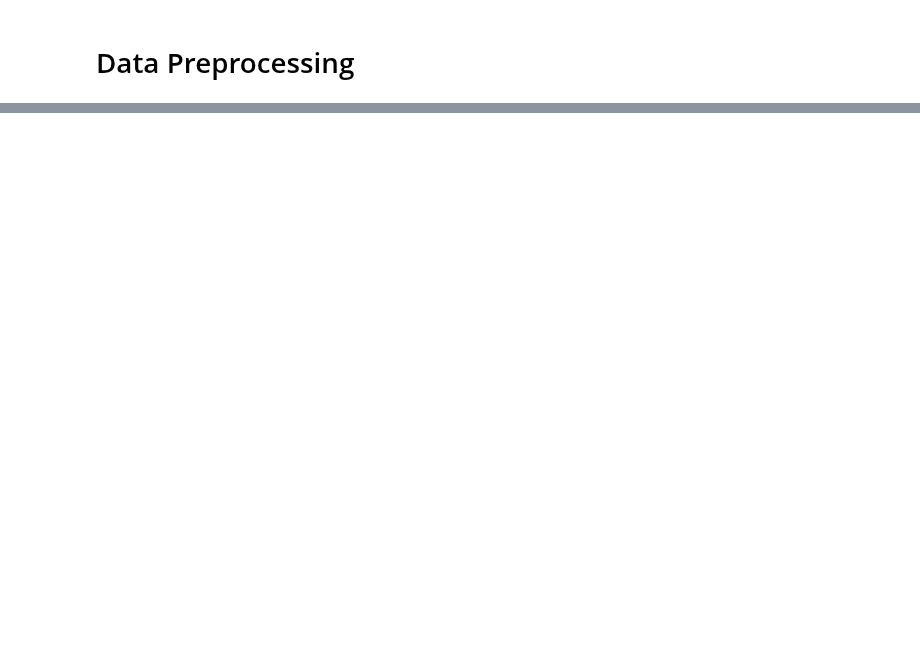
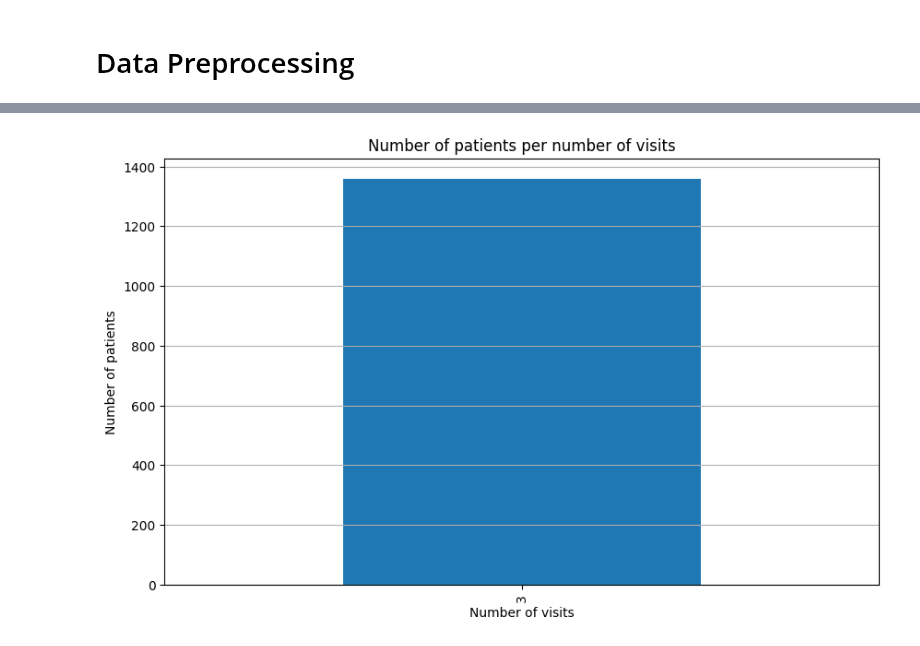
Before and after one commit to giuseppericcio/MediCARE, a Jupyter notebook: data_preprocessing.ipynb, the cells around one changed output, grey strips where cells are left out. Drawn from its saved outputs; the diff is of its cells as text; code cells hidden in the pictures; blank space fills up the shorter version.

```diff
--- a/data_preprocessing.ipynb
+++ b/data_preprocessing.ipynb
@@ -2,0 +143,15 @@
+# %%
+# Group the notes by patient
+group_note = note_filtered.groupby("SUBJECT_ID")
+
+# Calculate the number of visits (discharge summaries) for each patient
+visits_per_patient = group_note['HADM_ID'].size()
+
+# Filter patients who have exactly 3 visits
+patients_with_at_least_two_visits = visits_per_patient[visits_per_patient == 3].index
+
+# Create a new DataFrame containing only patients with exactly 3 visits
+note_filtered_multiple_visits = note_filtered[note_filtered["SUBJECT_ID"].isin(patients_with_at_least_two_visits)]
+
+# Reset the index of the new DataFrame
+note_filtered_multiple_visits = note_filtered_multiple_visits.reset_index(drop=True)
@@ -2,0 +169,2 @@
+# %%
+note_filtered_multiple_visits.set_index("ROW_ID", inplace=True)
@@ -2,0 +181,19 @@
+# %%
+# Count the number of visits per patient
+visit_counts = note_filtered_multiple_visits.groupby('SUBJECT_ID').size()
+
+# Count the number of patients per number of visits
+patients_per_visit_count = visit_counts.value_counts().sort_index()
+
+# Create a bar chart
+plt.figure(figsize=(10, 6))
+patients_per_visit_count[:10].plot(kind='bar')
+plt.title('Number of patients per number of visits')
+plt.xlabel('Number of visits')
+plt.ylabel('Number of patients')
+plt.grid(axis='y')
+
+# Show the chart
+plt.show()
+# %% [output]
+[figure, added]
```
Also changed, not shown: parts of 69 cells of this notebook.
